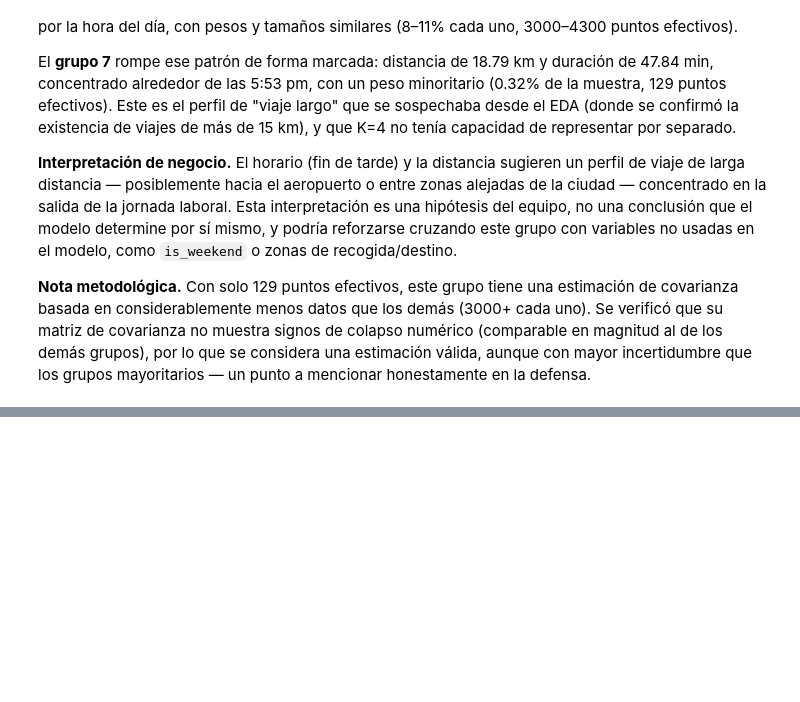
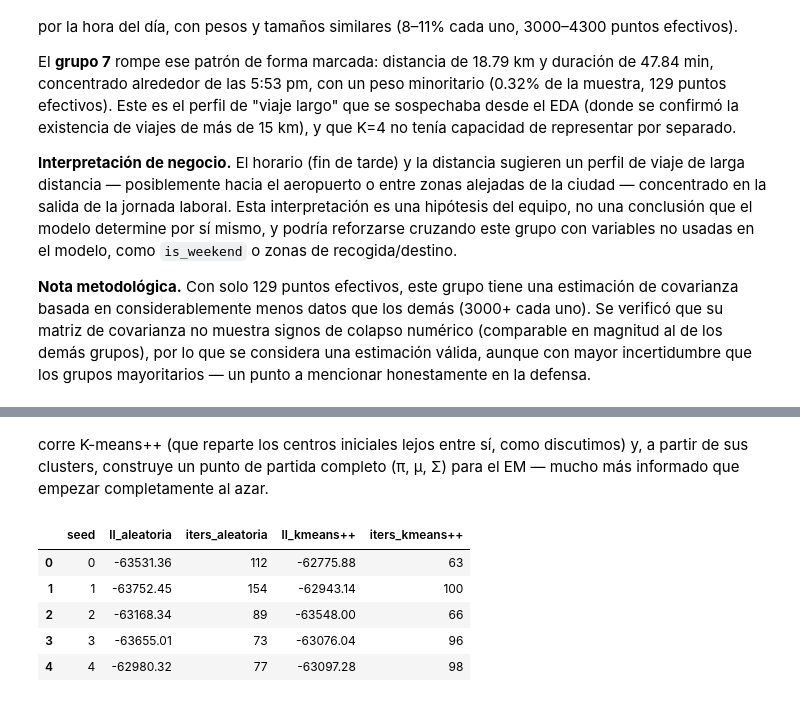
Before and after one commit to diegodich/Nyc-Taxi-Trip-Duration, a Jupyter notebook: notebooks/03_gmm_em.ipynb, the cells around one changed output, grey strips where cells are left out. Cells and saved outputs as stored; diff of their text form; code cells hidden in the pictures; blank space fills up the shorter version.

```diff
--- a/notebooks/03_gmm_em.ipynb
+++ b/notebooks/03_gmm_em.ipynb
@@ -734,0 +825,49 @@ El **grupo 7** rompe ese patrón de forma marcada: distancia de 18.79 km y durac
+# %%
+from sklearn.cluster import KMeans
+
+def init_kmeans_pp(X, K, seed=0):
+    """Inicialización con K-means++: usa sklearn solo para obtener buenos centros iniciales."""
+    km = KMeans(n_clusters=K, init="k-means++", n_init=1, random_state=seed).fit(X)
+    mu = km.cluster_centers_                     # (K, d)
+
+    labels = km.labels_
+    N, d = X.shape
+    pi = np.array([(labels == k).mean() for k in range(K)])
+
+    Sigma = np.zeros((K, d, d))
+    for k in range(K):
+        Xk = X[labels == k]
+        Sigma[k] = np.cov(Xk.T) + 1e-3 * np.eye(d)   # covarianza empírica del cluster, regularizada
+
+    return pi, mu, Sigma
+# %% [markdown]
+corre K-means++ (que reparte los centros iniciales lejos entre sí, como discutimos) y, a partir de sus clusters, construye un punto de partida completo (π, μ, Σ) para el EM — mucho más informado que empezar completamente al azar.
+# %%
+seeds = [0, 1, 2, 3, 4]
+comparison_rows = []
+
+for seed in seeds:
+    # Aleatoria
+    r_rand = run_em(X, K=12, seed=seed, max_iter=300, tol=1e-4)
+
+    # K-means++
+    init_km = init_kmeans_pp(X, K=12, seed=seed)
+    r_km = run_em(X, K=12, seed=seed, max_iter=300, tol=1e-4, init_params=init_km)
+
+    comparison_rows.append({
+        "seed": seed,
+        "ll_aleatoria": r_rand["history"][-1],
+        "iters_aleatoria": r_rand["n_iter"],
+        "ll_kmeans++": r_km["history"][-1],
+        "iters_kmeans++": r_km["n_iter"],
+    })
+
+comparison_table = pd.DataFrame(comparison_rows)
+comparison_table.round(2)
+# %% [output]
+|  | seed | ll_aleatoria | iters_aleatoria | ll_kmeans++ | iters_kmeans++ |
+| 0 | 0 | -63531.36 | 112 | -62775.88 | 63 |
+| 1 | 1 | -63752.45 | 154 | -62943.14 | 100 |
+| 2 | 2 | -63168.34 | 89 | -63548.00 | 66 |
+| 3 | 3 | -63655.01 | 73 | -63076.04 | 96 |
+| 4 | 4 | -62980.32 | 77 | -63097.28 | 98 |
```
Also changed, not shown: parts of 13 cells of this notebook.
